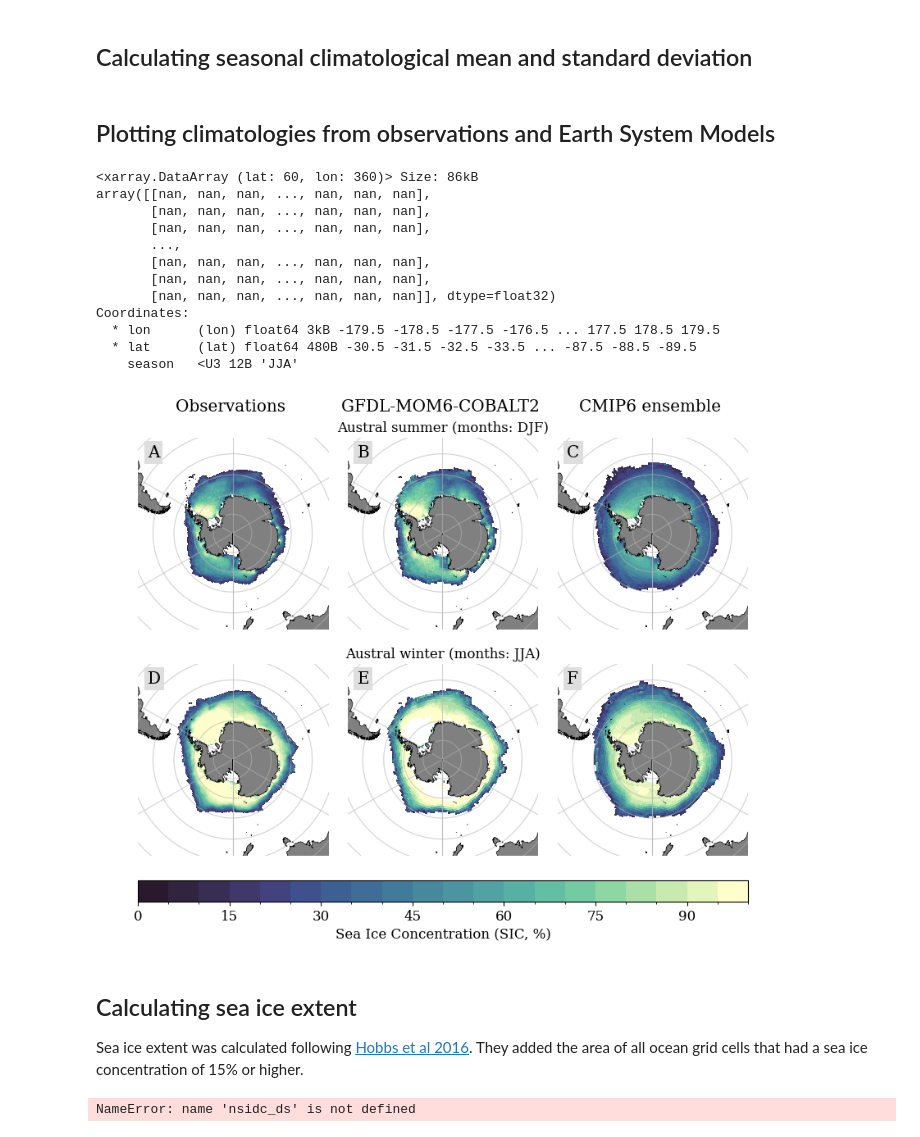
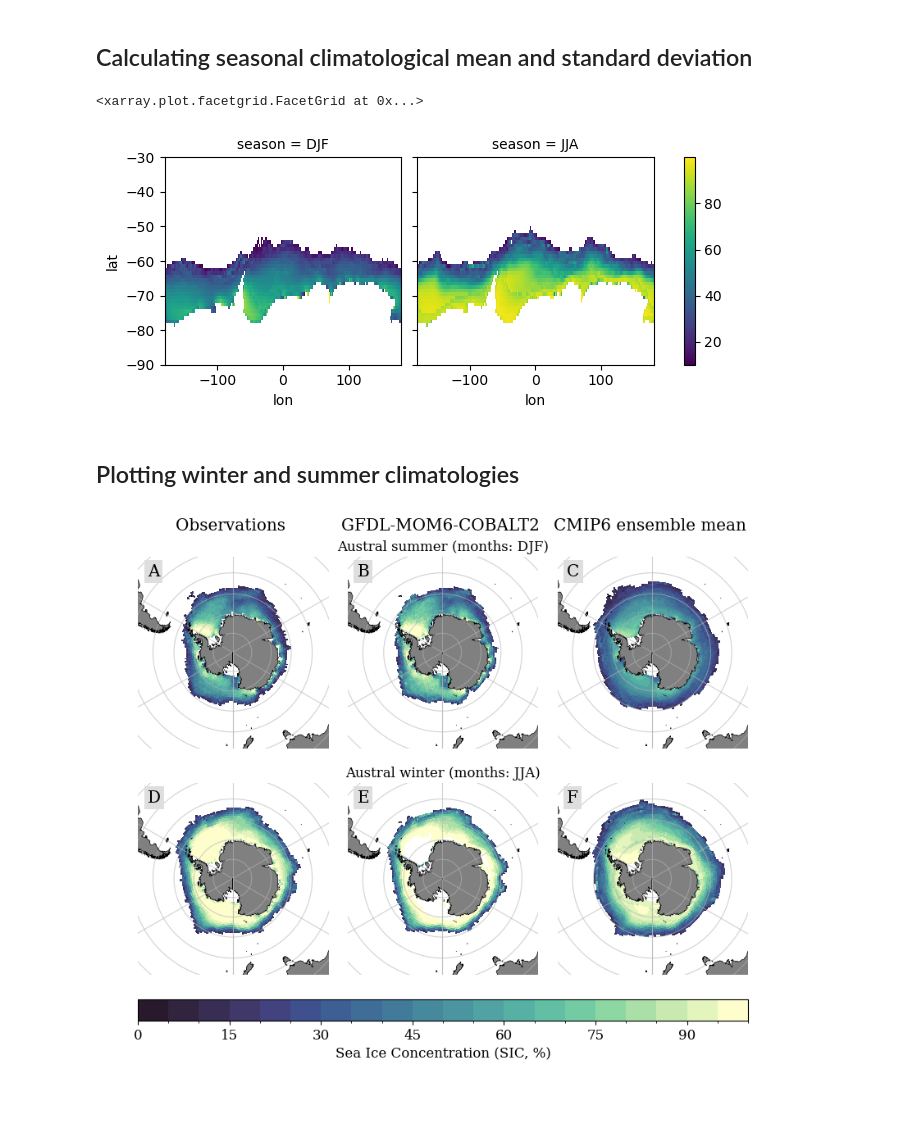
Before and after one commit to Fish-MIP/SOMEME, a Jupyter notebook: scripts/Comparing_sic_data_obs_models.ipynb, the cells around one changed output. Drawn from its saved outputs; the diff is of its cells as text; code cells hidden in the pictures; blank space fills up the shorter version.

```diff
--- a/scripts/Comparing_sic_data_obs_models.ipynb
+++ b/scripts/Comparing_sic_data_obs_models.ipynb
@@ -73,3 +37,9 @@ To perform comparisons between the observations and Earth System Models, we will
 # %%
+#Loading dataset
+nsidc_ds = xr.open_dataarray('data/SIC_NASA/sic_nasa_goddard_60arcmin_1982-2010.nc')
+
 #Change grid cells with values less than 0.1 to NAs and change to percentage
 nsidc_clim = xr.where(nsidc_ds < 0.1, np.nan, nsidc_ds).groupby('time.season').mean()*100
+
+#Checking result
+nsidc_clim.plot(col = 'season')
@@ -131,23 +102,13 @@ cmip_ds = xr.open_dataarray('data/CMIP6/climatologies/clim_seasons_all_models.nc
 #Calculate ensemble mean and STD
 cmip_mean = cmip_ds.groupby('season').mean('mod')
 cmip_std = cmip_ds.groupby('season').std('mod')
+#Checking results
+cmip_mean.plot(col = 'season')
+# %% [output]
+<xarray.plot.facetgrid.FacetGrid at 0x...>
+[figure, added]
-# %% [markdown]
-## Plotting climatologies from observations and Earth System Models
-# %%
-cmip_mean.sel(season = coord[1])
-# %% [output]
-<xarray.DataArray (lat: 60, lon: 360)> Size: 86kB
-array([[nan, nan, nan, ..., nan, nan, nan],
-       [nan, nan, nan, ..., nan, nan, nan],
-       [nan, nan, nan, ..., nan, nan, nan],
-       ...,
-       [nan, nan, nan, ..., nan, nan, nan],
-       [nan, nan, nan, ..., nan, nan, nan],
-       [nan, nan, nan, ..., nan, nan, nan]], dtype=float32)
-Coordinates:
-  * lon      (lon) float64 3kB -179.5 -178.5 -177.5 -176.5 ... 177.5 178.5 179.5
-  * lat      (lat) float64 480B -30.5 -31.5 -32.5 -33.5 ... -87.5 -88.5 -89.5
-    season   <U3 12B 'JJA'
+# %% [markdown]
+## Plotting winter and summer climatologies
 # %%
 #Initialise figure - change width and height (6.4, 4.8)
 fig = plt.figure(figsize = [9.6, 7.5], constrained_layout = True)
@@ -189,18 +150,16 @@ ax = {}
 #Looping through counter to create plots
 for i, coord in enumerate(counter):
     ax[i] = fig.add_subplot(gs[i], projection = ccrs.SouthPolarStereo())
-    #Observations
+    #Select dataset to be plotted
     if coord[0] == 'Observations':
         da = nsidc_clim.sel(season = coord[1])
-        p1 = da.plot.pcolormesh(x = 'xgrid', y = 'ygrid', ax = ax[i], add_colorbar = False,
-                                cmap = cm.cm.deep_r, levels = levels)
+    elif 'GFDL' in coord[0]:
+        da = gfdl_clim.sel(season = coord[1])
     else:
-        if 'GFDL' in coord[0]:
-            da_m = gfdl_clim.sel(season = coord[1])
-        else:
-            da_m = cmip_mean.sel(season = coord[1])
-        p2 = da_m.plot.pcolormesh(ax = ax[i], add_colorbar = False, cmap = cm.cm.deep_r,
-                                  levels = levels, transform = ccrs.PlateCarree())
+        da = cmip_mean.sel(season = coord[1])
+
+    p1 = da.plot.pcolormesh(ax = ax[i], add_colorbar = False, cmap = cm.cm.deep_r,
+                            levels = levels, transform = ccrs.PlateCarree())
     #Set title for maps
     if i < 3:
         ax[i].set_title(f'{coord[0]} \n', y = 1.01)
@@ -218,41 +177,32 @@ for i, coord in enumerate(counter):
     ax[i].set_extent([-180, 180, -90, -42.5], crs = ccrs.PlateCarree())
     #Draw gridlines
     gl = ax[i].gridlines(draw_labels = True, y_inline = False, color = '#b4b4b4',
                          alpha = 0.6)
     #Removing coordinate labels for latitude and longitude
     gl.xlabel_style = {'alpha': 0}
     gl.ylabel_style = {'alpha': 0}
     #Remove outer frame
     [s.set_visible(False) for s in ax[i].spines.values()]
     [t.set_visible(False) for t in ax[i].get_xticklines()]
     [t.set_visible(False) for t in ax[i].get_yticklines()]
 
 #Add colourbar
 ax_col = fig.add_subplot(gs[-1, 0:])
-cb = plt.colorbar(p1, cax = ax_col, orientation = 'horizontal', shrink = 0.8,
+cb = plt.colorbar(p1, cax = ax_col, orientation = 'horizontal', shrink = 0.5,
                   fraction = 0.2, label = 'Sea Ice Concentration (SIC, %)')
 
 #Labelling plots - Getting the alphabet in upper case
 labels = string.ascii_uppercase[0:6]
 #Apply labels only to plots, not colorbars
 for a in ax:
     if a < 6:
         ax[a].text(0.05, .9, labels[a], transform = ax[a].transAxes,
                    fontsize = 'large',
                    bbox = dict(facecolor = '#dedede', edgecolor = 'none',
                                pad = 3.0))
 
 #Save figure
 plt.savefig('outputs/SIC_comp_obs_ESMs.png', dpi = 300, bbox_inches = 'tight',
            pad_inches = 0.05)
 # %% [output]
-[figure, old version]
+[figure, new version]
-# %% [markdown]
-## Calculating sea ice extent
-Sea ice extent was calculated following [Hobbs et al 2016](10.1016/j.gloplacha.2016.06.008). They added the area of all ocean grid cells that had a sea ice concentration of 15\% or higher.
-# %%
-# Observations - Identify areas with SIC >= 15% and replace with area of pixel (25,000 m2)
-nsidc_sie = xr.where(nsidc_ds >= 0.15, (25000**2), np.nan)
-nsidc_sie.isel(time = 0).plot()
-# %% [output]
-NameError: name 'nsidc_ds' is not defined
```
Also changed, not shown: parts of 31 cells of this notebook, 3 other files.
